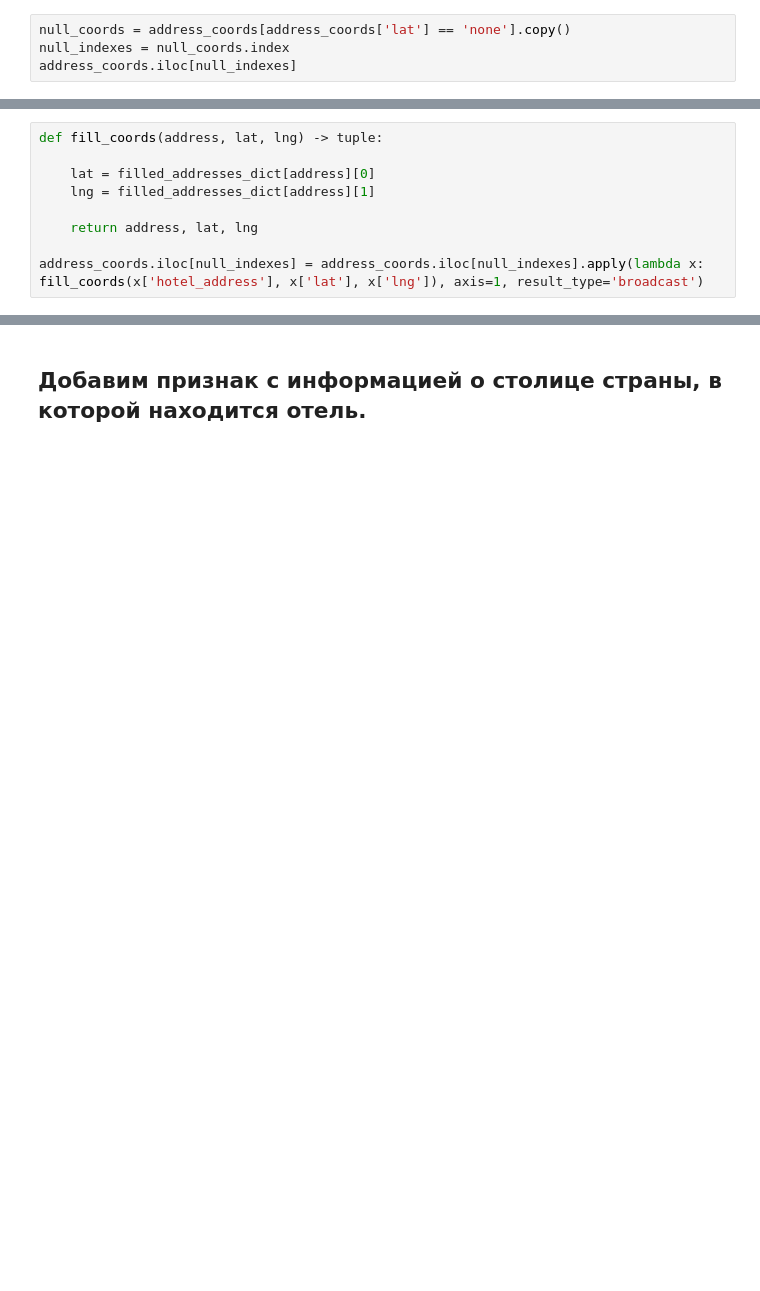
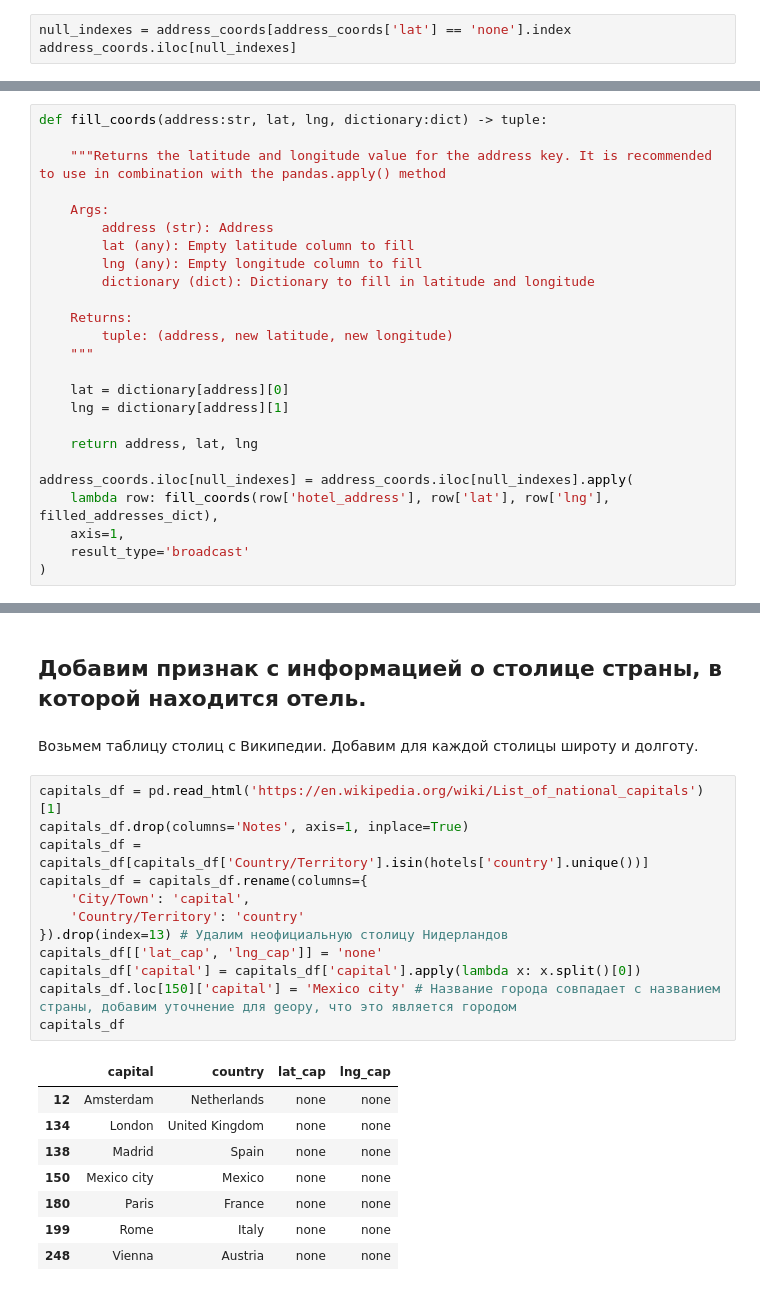
Before and after one commit to ScReameer/EDA-Project-3-rating-prediction, a Jupyter notebook: Project_3 Rating prediction.ipynb, the cells around one changed output, grey strips where cells are left out. Cells and saved outputs as stored; diff of their text form; blank space fills up the shorter version.

Commit message:
added capital coordinates

```diff
--- a/Project_3 Rating prediction.ipynb
+++ b/Project_3 Rating prediction.ipynb
@@ -185,6 +185,5 @@ address_coords.head()
 # %%
-null_coords = address_coords[address_coords['lat'] == 'none'].copy()
-null_indexes = null_coords.index
+null_indexes = address_coords[address_coords['lat'] == 'none'].index
 address_coords.iloc[null_indexes]
 # %% [output]
 |  | hotel_address | lat | lng |
@@ -231,14 +249,30 @@ filled_addresses_dict = dict()
 for address in unique_null_addresses:
     filled_addresses_dict[address] = get_coords(address)
 # %%
-def fill_coords(address, lat, lng) -> tuple:
+def fill_coords(address:str, lat, lng, dictionary:dict) -> tuple:
 
-    lat = filled_addresses_dict[address][0]
-    lng = filled_addresses_dict[address][1]
+    """Returns the latitude and longitude value for the address key. It is recommended to use in combination with the pandas.apply() method
+
+    Args:
+        address (str): Address
+        lat (any): Empty latitude column to fill
+        lng (any): Empty longitude column to fill
+        dictionary (dict): Dictionary to fill in latitude and longitude
+
+    Returns:
+        tuple: (address, new latitude, new longitude)
+    """
+
+    lat = dictionary[address][0]
+    lng = dictionary[address][1]
 
     return address, lat, lng
 
-address_coords.iloc[null_indexes] = address_coords.iloc[null_indexes].apply(lambda x: fill_coords(x['hotel_address'], x['lat'], x['lng']), axis=1, result_type='broadcast')
+address_coords.iloc[null_indexes] = address_coords.iloc[null_indexes].apply(
+    lambda row: fill_coords(row['hotel_address'], row['lat'], row['lng'], filled_addresses_dict),
+    axis=1,
+    result_type='broadcast'
+)
 # %% [markdown]
 Выведем строки, которые были пустыми, после того, как получили их координаты.
 # %%
@@ -296,3 +330,26 @@ hotels.head(3)
 | 2 | 32 | 10/18/2016 | 8.9 | Legend Saint Germain by Elegancia | China | No kettle in room | ... |
 # %% [markdown]
 ## Добавим признак с информацией о столице страны, в которой находится отель.
+# %% [markdown]
+Возьмем таблицу столиц с Википедии. Добавим для каждой столицы широту и долготу.
+# %%
+capitals_df = pd.read_html('https://en.wikipedia.org/wiki/List_of_national_capitals')[1]
+capitals_df.drop(columns='Notes', axis=1, inplace=True)
+capitals_df = capitals_df[capitals_df['Country/Territory'].isin(hotels['country'].unique())]
+capitals_df = capitals_df.rename(columns={
+    'City/Town': 'capital',
+    'Country/Territory': 'country'
+}).drop(index=13) # Удалим неофициальную столицу Нидерландов
+capitals_df[['lat_cap', 'lng_cap']] = 'none'
+capitals_df['capital'] = capitals_df['capital'].apply(lambda x: x.split()[0])
+capitals_df.loc[150]['capital'] = 'Mexico city' # Название города совпадает с названием страны, добавим уточнение для geopy, что это является городом
+capitals_df
+# %% [output]
+|  | capital | country | lat_cap | lng_cap |
+| 12 | Amsterdam | Netherlands | none | none |
+| 134 | London | United Kingdom | none | none |
+| 138 | Madrid | Spain | none | none |
+| 150 | Mexico city | Mexico | none | none |
+| 180 | Paris | France | none | none |
+| 199 | Rome | Italy | none | none |
+| 248 | Vienna | Austria | none | none |
```
Also changed, not shown: parts of 7 cells of this notebook.
